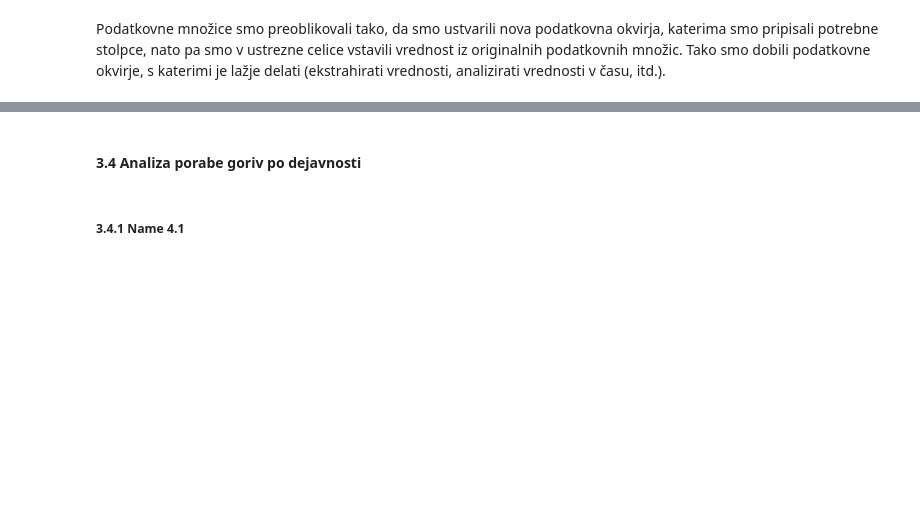
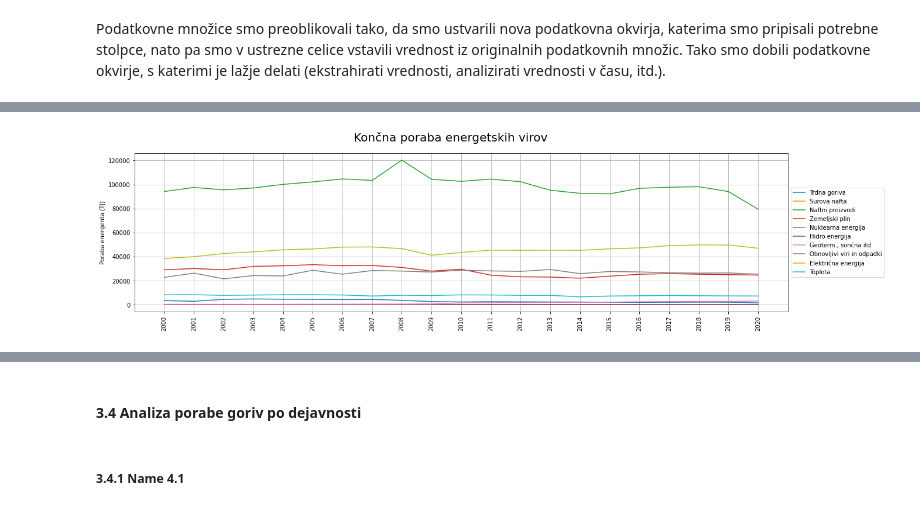
Before and after one commit to cugalord/PR21_NVZ-LS-BK-NZ, a Jupyter notebook: src/energy_balance_analysis.ipynb, the cells around one changed output, grey strips where cells are left out. Drawn from its saved outputs; the diff is of its cells as text; code cells hidden in the pictures; blank space fills up the shorter version.

```diff
--- a/src/energy_balance_analysis.ipynb
+++ b/src/energy_balance_analysis.ipynb
@@ -123,0 +128,27 @@ Podatkovne množice smo preoblikovali tako, da smo ustvarili nova podatkovna okv
+# %%
+# Create dictionary with energy sources
+final_usage = mu.init_dict_based_on_column(balance, 'ENERGETSKI VIR')
+
+# Fill dictionary
+for year in balance.columns[2:]:
+    for key in final_usage.keys():
+        final_usage[key][year] = balance[year][balance['ENERGETSKI VIR'] == key][balance['OSKRBA IN PORABA'] == 'Končna poraba'].to_list()[0]
+
+# Flatten internal dict
+final_usage_f = mu.flatten_internal_dict(final_usage)
+
+years = balance.columns[2:]
+
+# Plot different energy sources
+plt.figure(figsize=(20, 5))
+plt.suptitle("Končna poraba energetskih virov", fontsize=20)
+plt.xticks(rotation=90)
+plt.ylabel("Poraba energenta (TJ)")
+plt.grid()
+for key, value in final_usage_f.items():
+    if key != 'Energetski viri-SKUPAJ':
+        plt.plot(years, value, label=key)
+plt.legend(loc='center left', bbox_to_anchor=(1, 0.5))
+print()
+# %% [output]
+[figure, added]
```
Also changed, not shown: parts of 13 cells of this notebook.
